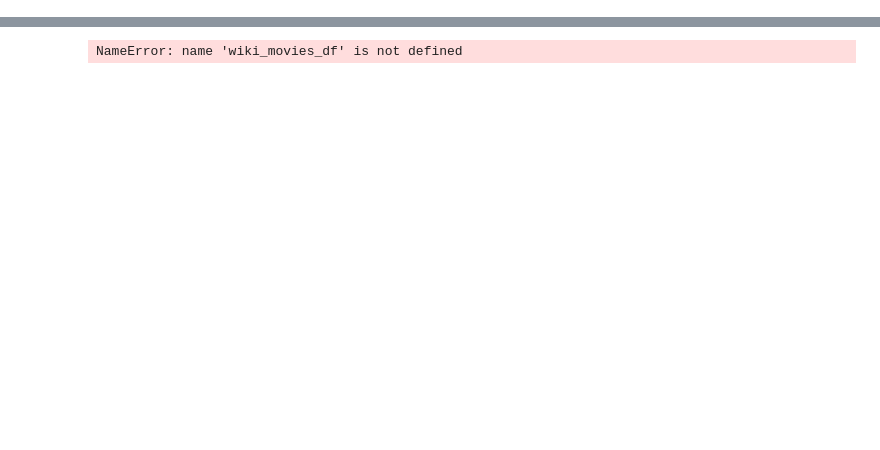
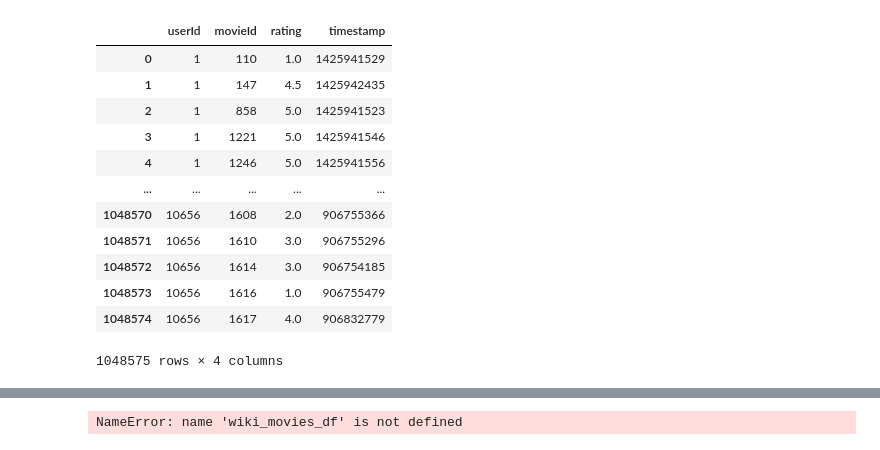
Before and after one commit to mmh926/Movies-ETL, a Jupyter notebook: ETL_clean_wiki_movies.ipynb, the cells around one changed output, grey strips where cells are left out. Cells and saved outputs as stored; diff of their text form; code cells hidden in the pictures; blank space fills up the shorter version.

```diff
--- a/ETL_clean_wiki_movies.ipynb
+++ b/ETL_clean_wiki_movies.ipynb
@@ -96,0 +285,17 @@ def extract_transform_load():
+# %%
+ratings_df = pd.read_csv('ratings.csv')
+ratings_df
+# %% [output]
+|  | userId | movieId | rating | timestamp |
+| 0 | 1 | 110 | 1.0 | 1425941529 |
+| 1 | 1 | 147 | 4.5 | 1425942435 |
+| 2 | 1 | 858 | 5.0 | 1425941523 |
+| 3 | 1 | 1221 | 5.0 | 1425941546 |
+| 4 | 1 | 1246 | 5.0 | 1425941556 |
+| ... | ... | ... | ... | ... |
+| 1048570 | 10656 | 1608 | 2.0 | 906755366 |
+| 1048571 | 10656 | 1610 | 3.0 | 906755296 |
+| 1048572 | 10656 | 1614 | 3.0 | 906754185 |
+| 1048573 | 10656 | 1616 | 1.0 | 906755479 |
+| 1048574 | 10656 | 1617 | 4.0 | 906832779 |
+1048575 rows × 4 columns
```
Also changed, not shown: parts of 15 cells of this notebook.
